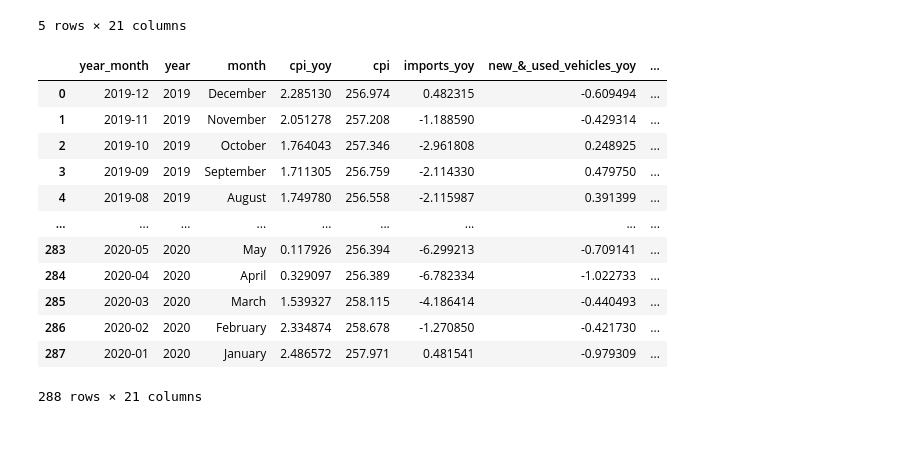
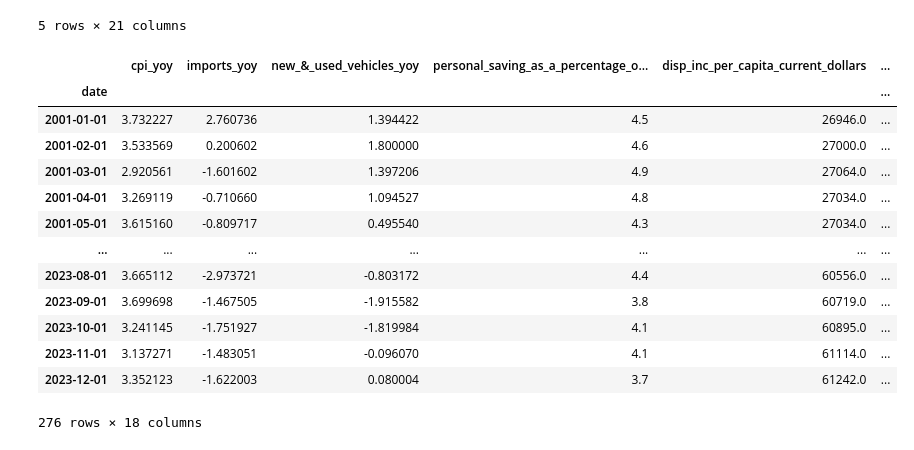
Before and after one commit to acdaniel864/time-series-credit-forecasting, a Jupyter notebook: Working_AD/eda_acd.ipynb, the cells around one changed output. Cells and saved outputs as stored; diff of their text form; code cells hidden in the pictures.

```diff
--- a/Working_AD/eda_acd.ipynb
+++ b/Working_AD/eda_acd.ipynb
@@ -8,0 +10,4 @@ ModuleNotFoundError: No module named 'time_series_plots'
+# %%
+df = pd.read_csv('../data/Master_data.csv', index_col='date', parse_dates=True)
+df.drop(columns=['year', 'month'], inplace=True)
+df
@@ -9,4 +29,4 @@ ModuleNotFoundError: No module named 'time_series_plots'
 # %%
-df = pd.read_csv('../data/all_monthly_data_clean.csv')
-df.head()
+df_FRB = pd.read_csv('../data/frb_monthly_debt_bal_clean.csv', index_col='date', parse_dates=True)
+df_FRB.head()
 # %% [output]
@@ -20,3 +40,0 @@ df.head()
-# %%
-df_FRB = pd.read_csv('../data/frb_monthly_debt_bal_clean.csv')
-df_FRB.head()
@@ -55,26 +63,29 @@ df_auto90.head()
 # %%
 # Focusing on imports, vehicles, disposable personal income, govt benefits (medicare/medicaid etc), taxes
 # %%
-df_subset = pd.merge(df, df_FRB, on='year_month', how='left')
-df_subset = df_subset[['year_month', 'year', 'month', 'cpi_yoy', 'cpi', 'imports_yoy', 'new_&_used_vehicles_yoy', 'personal_saving_as_a_percentage_of_disposable_personal_income',
+df_subset = df[['cpi_yoy', 'imports_yoy', 'new_&_used_vehicles_yoy', 'personal_saving_as_a_percentage_of_disposable_personal_income',
                 'disp_inc_per_capita_current_dollars', 'tax_total_all_taxes', 'total_gov_social_benefits', 'social_security',
                 'medicare', 'medicaid', 'unemployment_insurance', "veterans'_benefits",
                  'cc_bals_90d_due_percentage', 'cc_bals_30d_due_percentage',
-                 'total_consumer_credit_owned_and_securitized_not_seasonally_adjusted_level_(currency_1000000)',
-                 'disp_inc_per_capita_chained_2017',
-                 'percent_change_of_total_consumer_credit_seasonally_adjusted_at_an_annual_rate_(percent_1)']]
+                 'disp_inc_per_capita_chained_2017', 'cc_balance_total_billions',
+                 'total_disposable_personal_income']]
+df_subset = df_subset.merge(df_FRB[['total_consumer_credit_owned_and_securitized_not_seasonally_adjusted_level_(currency_1000000)']],
+              left_index=True, right_index=True, how='left')
+df_subset['total_consumer_credit'] = df_subset['total_consumer_credit_owned_and_securitized_not_seasonally_adjusted_level_(currency_1000000)'] * 1000000
+df_subset.drop(columns = 'total_consumer_credit_owned_and_securitized_not_seasonally_adjusted_level_(currency_1000000)', inplace=True)
 df_subset
 # %% [output]
-|  | year_month | year | month | cpi_yoy | cpi | imports_yoy | new_&_used_vehicles_yoy | ... |
-| 0 | 2019-12 | 2019 | December | 2.285130 | 256.974 | 0.482315 | -0.609494 | ... |
-| 1 | 2019-11 | 2019 | November | 2.051278 | 257.208 | -1.188590 | -0.429314 | ... |
-| 2 | 2019-10 | 2019 | October | 1.764043 | 257.346 | -2.961808 | 0.248925 | ... |
-| 3 | 2019-09 | 2019 | September | 1.711305 | 256.759 | -2.114330 | 0.479750 | ... |
-| 4 | 2019-08 | 2019 | August | 1.749780 | 256.558 | -2.115987 | 0.391399 | ... |
-| ... | ... | ... | ... | ... | ... | ... | ... | ... |
-| 283 | 2020-05 | 2020 | May | 0.117926 | 256.394 | -6.299213 | -0.709141 | ... |
-| 284 | 2020-04 | 2020 | April | 0.329097 | 256.389 | -6.782334 | -1.022733 | ... |
-| 285 | 2020-03 | 2020 | March | 1.539327 | 258.115 | -4.186414 | -0.440493 | ... |
-| 286 | 2020-02 | 2020 | February | 2.334874 | 258.678 | -1.270850 | -0.421730 | ... |
-| 287 | 2020-01 | 2020 | January | 2.486572 | 257.971 | 0.481541 | -0.979309 | ... |
+|  | cpi_yoy | imports_yoy | new_&_used_vehicles_yoy | personal_saving_as_a_percentage_o... | disp_inc_per_capita_current_dollars | ... |
+| date |  |  |  |  |  | ... |
+| 2001-01-01 | 3.732227 | 2.760736 | 1.394422 | 4.5 | 26946.0 | ... |
+| 2001-02-01 | 3.533569 | 0.200602 | 1.800000 | 4.6 | 27000.0 | ... |
+| 2001-03-01 | 2.920561 | -1.601602 | 1.397206 | 4.9 | 27064.0 | ... |
+| 2001-04-01 | 3.269119 | -0.710660 | 1.094527 | 4.8 | 27034.0 | ... |
+| 2001-05-01 | 3.615160 | -0.809717 | 0.495540 | 4.3 | 27034.0 | ... |
+| ... | ... | ... | ... | ... | ... | ... |
+| 2023-08-01 | 3.665112 | -2.973721 | -0.803172 | 4.4 | 60556.0 | ... |
+| 2023-09-01 | 3.699698 | -1.467505 | -1.915582 | 3.8 | 60719.0 | ... |
+| 2023-10-01 | 3.241145 | -1.751927 | -1.819984 | 4.1 | 60895.0 | ... |
+| 2023-11-01 | 3.137271 | -1.483051 | -0.096070 | 4.1 | 61114.0 | ... |
+| 2023-12-01 | 3.352123 | -1.622003 | 0.080004 | 3.7 | 61242.0 | ... |
-288 rows × 21 columns
+276 rows × 18 columns
```
Also changed, not shown: parts of 40 cells of this notebook, 11 other files.
